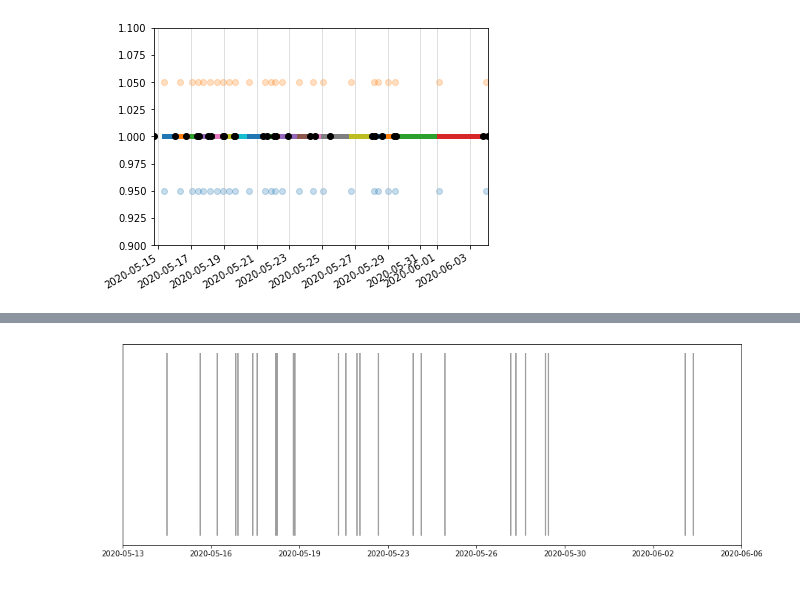
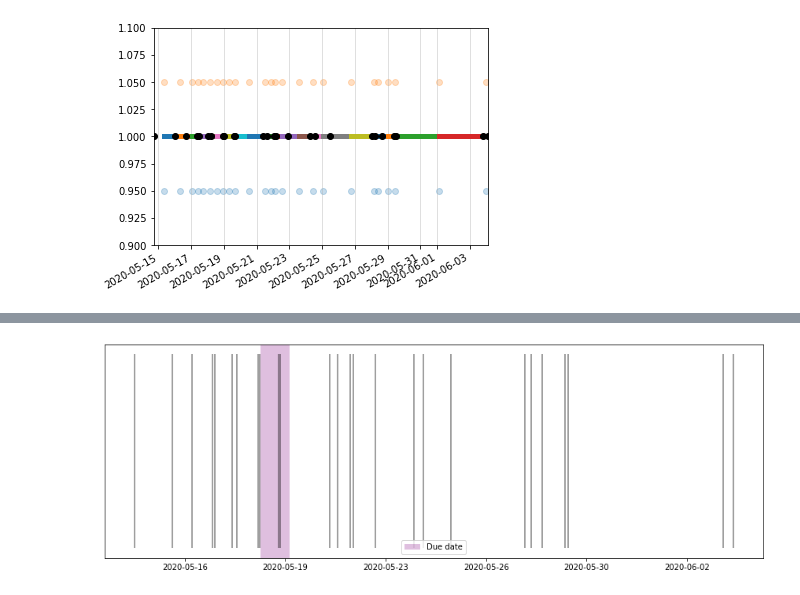
Before and after one commit to willcanniford/python-notes, a Jupyter notebook: baby_sweepstake/graph_guesses.ipynb, the cells around one changed output, grey strips where cells are left out. Drawn from its saved outputs; the diff is of its cells as text; code cells hidden in the pictures.

Commit message:
Add due date to the sweepstake range graph
- Use axvspan to add a due date region into the graph

```diff
--- a/baby_sweepstake/graph_guesses.ipynb
+++ b/baby_sweepstake/graph_guesses.ipynb
@@ -189,8 +190,14 @@ joined.head()
 # %%
 fig, ax = plt.subplots(figsize=(15,5))
 ax.vlines(joined.guess, ymin=1, ymax=2, alpha=0.5)
 ax.set_yticks([])
 ax.set_xticks(pd.date_range('2020-05-13', '2020-06-06', 8))
+plt.axvspan(datetime.datetime(2020, 5, 19),
+            datetime.datetime(2020, 5, 20),
+            facecolor='purple',
+            alpha=0.25,
+            label = 'Due date')
+ax.legend(loc='lower center')
 plt.show()
 # %% [output]
-[figure, old version]
+[figure, new version]
```
Also changed, not shown: parts of 1 cell of this notebook.
